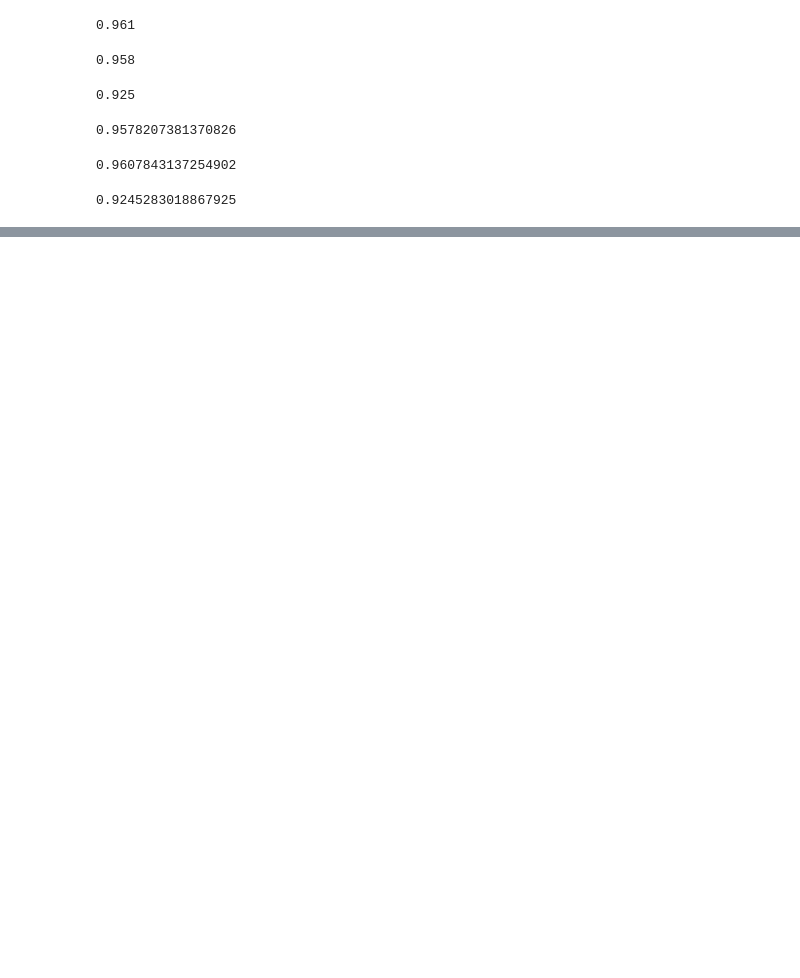
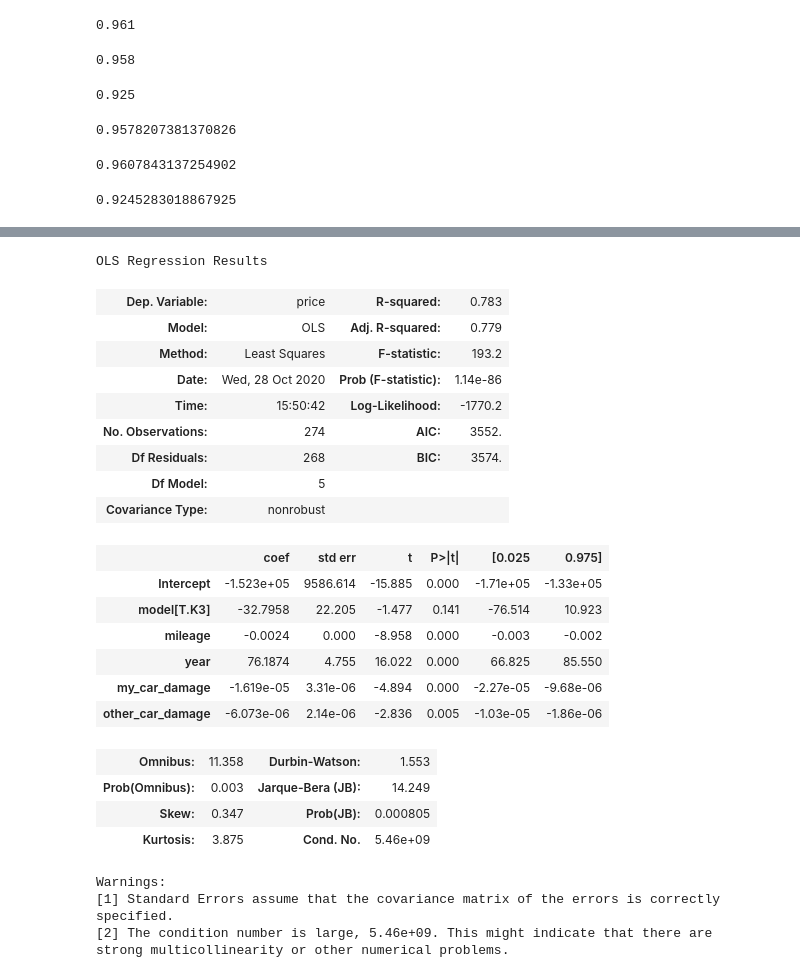
Before and after one commit to sooheeoh/python_trial, a Jupyter notebook: statistics from logistic reg 1028.ipynb, the cells around one changed output, grey strips where cells are left out. Saved outputs shown, nothing was run; the diff lists cells and outputs as text; code cells hidden in the pictures; blank space fills up the shorter version.

```diff
--- a/statistics from logistic reg 1028.ipynb
+++ b/statistics from logistic reg 1028.ipynb
@@ -214,0 +239,28 @@ recall_score(df['result'], prediction)
+# %%
+ols('price ~ mileage + model + year + my_car_damage + other_car_damage', data=car).fit().summary()
+# %% [output]
+OLS Regression Results
+| Dep. Variable: | price | R-squared: | 0.783 |
+| Model: | OLS | Adj. R-squared: | 0.779 |
+| Method: | Least Squares | F-statistic: | 193.2 |
+| Date: | Wed, 28 Oct 2020 | Prob (F-statistic): | 1.14e-86 |
+| Time: | 15:50:42 | Log-Likelihood: | -1770.2 |
+| No. Observations: | 274 | AIC: | 3552. |
+| Df Residuals: | 268 | BIC: | 3574. |
+| Df Model: | 5 |  |  |
+| Covariance Type: | nonrobust |  |  |
+|  | coef | std err | t | P>|t| | [0.025 | 0.975] |
+| Intercept | -1.523e+05 | 9586.614 | -15.885 | 0.000 | -1.71e+05 | -1.33e+05 |
+| model[T.K3] | -32.7958 | 22.205 | -1.477 | 0.141 | -76.514 | 10.923 |
+| mileage | -0.0024 | 0.000 | -8.958 | 0.000 | -0.003 | -0.002 |
+| year | 76.1874 | 4.755 | 16.022 | 0.000 | 66.825 | 85.550 |
+| my_car_damage | -1.619e-05 | 3.31e-06 | -4.894 | 0.000 | -2.27e-05 | -9.68e-06 |
+| other_car_damage | -6.073e-06 | 2.14e-06 | -2.836 | 0.005 | -1.03e-05 | -1.86e-06 |
+| Omnibus: | 11.358 | Durbin-Watson: | 1.553 |
+| Prob(Omnibus): | 0.003 | Jarque-Bera (JB): | 14.249 |
+| Skew: | 0.347 | Prob(JB): | 0.000805 |
+| Kurtosis: | 3.875 | Cond. No. | 5.46e+09 |
+Warnings:
+[1] Standard Errors assume that the covariance matrix of the errors is correctly specified.
+[2] The condition number is large, 5.46e+09. This might indicate that there are
+strong multicollinearity or other numerical problems.
```
Also changed, not shown: parts of 8 cells of this notebook.
